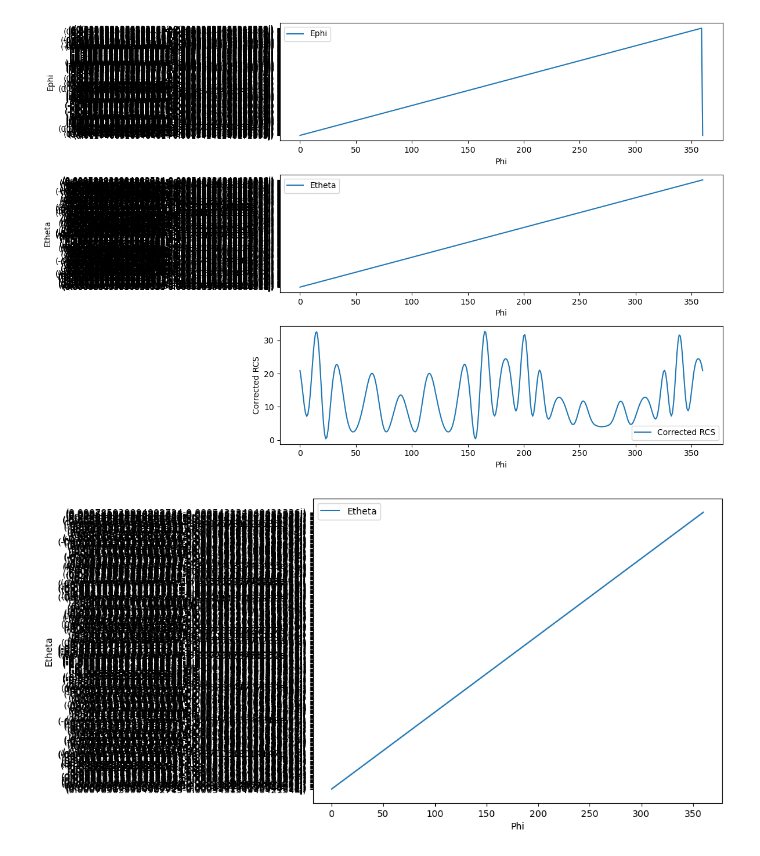
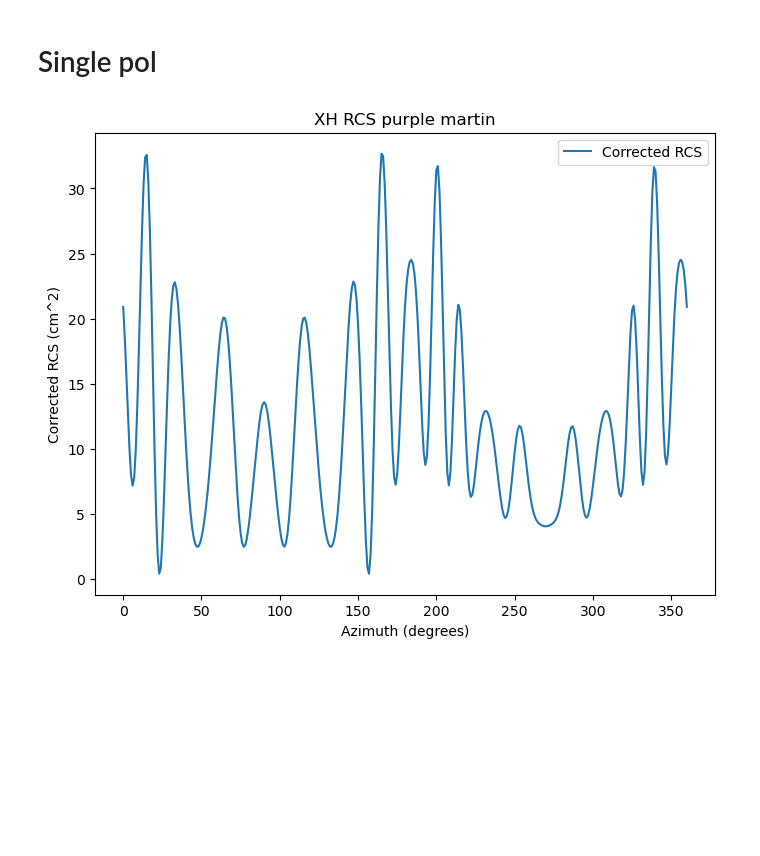
Before and after one commit to TommyMatthews/WIPL-runner, a Jupyter notebook: check_x_pmartin.ipynb, the cells around one changed output. Saved outputs shown, nothing was run; the diff lists cells and outputs as text; code cells hidden in the pictures; blank space fills up the shorter version.

```diff
--- a/check_x_pmartin.ipynb
+++ b/check_x_pmartin.ipynb
@@ -3,14 +4,12 @@ from WIPL_python_analysis.SinglePolPlots import SinglePolPlots
 import sys
 
 sys.path.append('./')
+# %% [markdown]
+# Single pol
 # %%
 xh_plotter = SinglePolPlots('X_H_alternate_run_df.csv')
 xv_plotter = SinglePolPlots('X_V_alternate_run_df.csv')
-# %%
-xh_plotter.plot()
-# %% [output]
-[figure, removed]
-# %%
-xh_plotter.plot_etheta()
-# %% [output]
-[figure, removed]
+# %%
+xh_plotter.plot_corrected_rcs(title='XH RCS purple martin')
+# %% [output]
+[figure, added]
```
Also changed, not shown: parts of 7 cells of this notebook, 2 other files.
